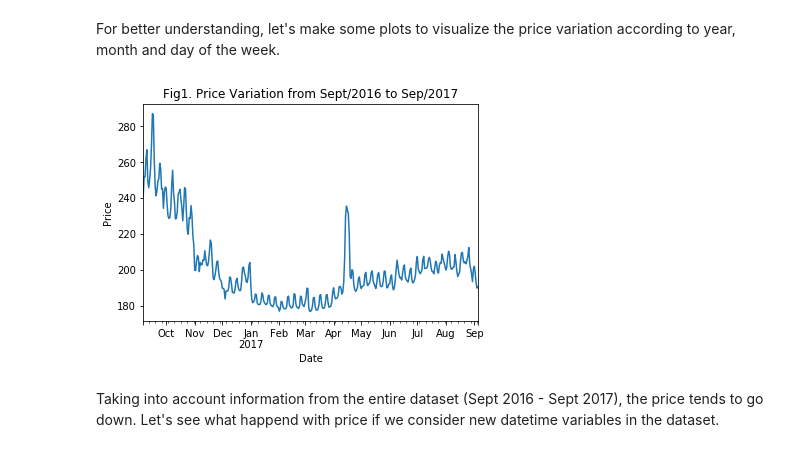
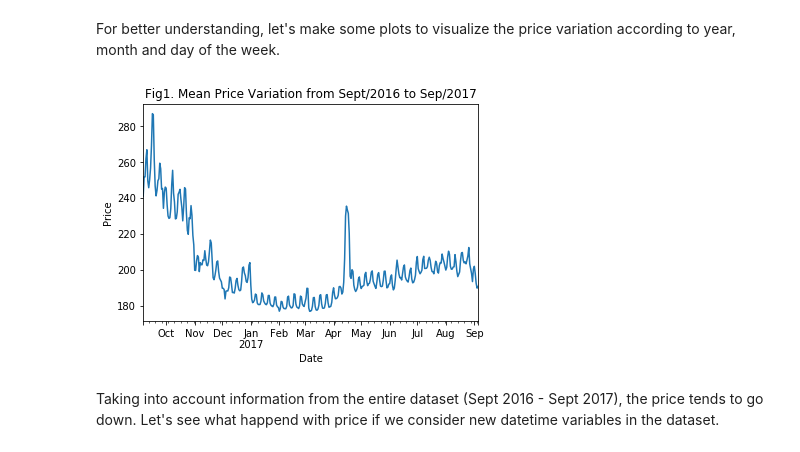
Before and after one commit to kmera/Boston_project, a Jupyter notebook: Thinking_to_Travel_to_Boston_After_the_Lockdown.ipynb, the cells around one changed output. Drawn from its saved outputs; the diff is of its cells as text; code cells hidden in the pictures.

```diff
--- a/Thinking_to_Travel_to_Boston_After_the_Lockdown.ipynb
+++ b/Thinking_to_Travel_to_Boston_After_the_Lockdown.ipynb
@@ -33,7 +33,7 @@ import seaborn as sns
 For the firts question, the calendar data set will be used. Before that, the variable `date` has to be parsed and `price` needs two tranformations; first, remove symbols and then change the type from object to float.
 # %%
 # Read calendar dataset and parse dates
-calendar = pd.read_csv("calendar.csv", low_memory=False, parse_dates=['date'])
+calendar = pd.read_csv("./calendar.csv", low_memory=False, parse_dates=['date'])
 
 # Remove price column symbols and change type to float
 calendar['price'] = calendar['price'].str.replace('[\$\,]','').astype(float)
@@ -116,18 +122,18 @@ For better understanding, let's make some plots to visualize the price variation
 # %%
 # Plot price for the entire dataset dates
 # the data will be filtered to consider only observations where available is True. Besides,
 # the mean of the price will be considered for the entire analysis.
 
 calendar_avail = calendar[calendar['available'] == "t"]
 calendar_avail.groupby('date').mean().price.plot();
 
 # Customize the plot
-plt.title("Fig1. Price Variation from Sept/2016 to Sep/2017")
+plt.title("Fig1. Mean Price Variation from Sept/2016 to Sep/2017")
 plt.xlabel("Date")
 plt.ylabel("Price")
 plt.xticks(rotation=0);
 # %% [output]
-[figure, old version]
+[figure, new version]
 # %% [markdown]
 Taking into account information from the entire dataset (Sept 2016 - Sept 2017), the price tends to go down. Let's see what happend with price if we consider new datetime variables in the dataset.
 # %%
```
Also changed, not shown: parts of 9 cells of this notebook.
